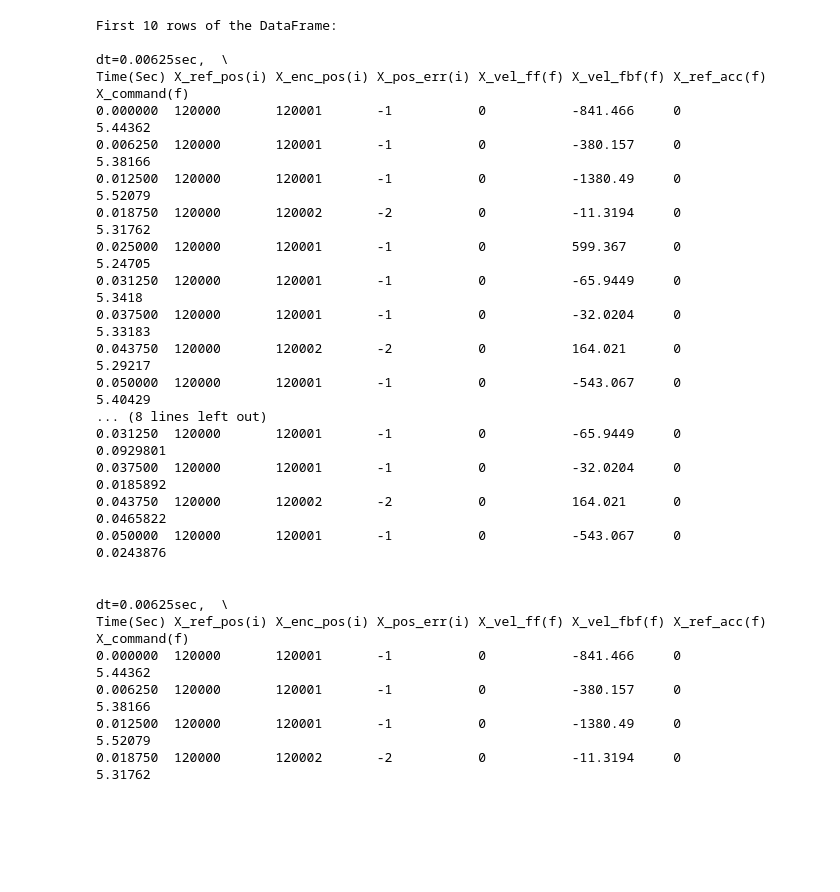
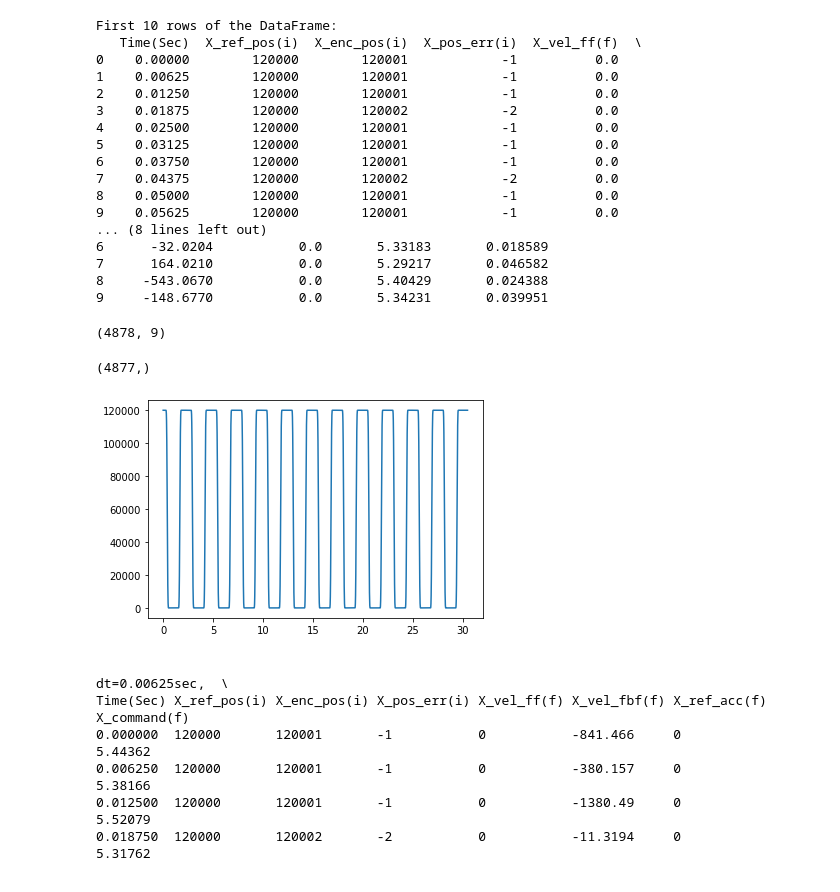
Before and after one commit to puneet-panwar/All_about_LSTMs, a Jupyter notebook: roll_modeling.ipynb, the cells around one changed output. Drawn from its saved outputs; the diff is of its cells as text; code cells hidden in the pictures; blank space fills up the shorter version.

Commit message:
data_read pipeline ready

```diff
--- a/roll_modeling.ipynb
+++ b/roll_modeling.ipynb
@@ -20,27 +21,29 @@ All_about_LSTMs/  sample_data/
 # %%
 import pandas as pd
-df = pd.read_csv('data/roll_02_05_2022.txt', delimiter=r"\s+") # df--> data frame
+df = pd.read_csv('data/roll_02_05_2022_new.txt', delimiter=r"\s+") # df--> data frame
 #df = pd.read_csv('data/roll_02_05_2022.txt') # df--> data frame
+df.shape
 result = df.head(10)
 print("First 10 rows of the DataFrame:")
 print(result)
-#print(size(df))
+df.shape
 #reader = csv.reader(open("data/roll_02_05_2022.txt"), delimiter="\t") # '\t' for tab and '\s' for space delimited files
 # %% [output]
 First 10 rows of the DataFrame:
-                                                                                       dt=0.00625sec,  \
-Time(Sec) X_ref_pos(i) X_enc_pos(i) X_pos_err(i) X_vel_ff(f) X_vel_fbf(f) X_ref_acc(f)   X_command(f)
-0.000000  120000       120001       -1           0           -841.466     0                   5.44362
-0.006250  120000       120001       -1           0           -380.157     0                   5.38166
-0.012500  120000       120001       -1           0           -1380.49     0                   5.52079
-0.018750  120000       120002       -2           0           -11.3194     0                   5.31762
-0.025000  120000       120001       -1           0           599.367      0                   5.24705
-0.031250  120000       120001       -1           0           -65.9449     0                    5.3418
-0.037500  120000       120001       -1           0           -32.0204     0                   5.33183
-0.043750  120000       120002       -2           0           164.021      0                   5.29217
-0.050000  120000       120001       -1           0           -543.067     0                   5.40429
+   Time(Sec)  X_ref_pos(i)  X_enc_pos(i)  X_pos_err(i)  X_vel_ff(f)  \
+0    0.00000        120000        120001            -1          0.0
+1    0.00625        120000        120001            -1          0.0
+2    0.01250        120000        120001            -1          0.0
+3    0.01875        120000        120002            -2          0.0
+4    0.02500        120000        120001            -1          0.0
+5    0.03125        120000        120001            -1          0.0
+6    0.03750        120000        120001            -1          0.0
+7    0.04375        120000        120002            -2          0.0
+8    0.05000        120000        120001            -1          0.0
+9    0.05625        120000        120001            -1          0.0
 ... (8 lines left out)
-0.031250  120000       120001       -1           0           -65.9449     0                 0.0929801
-0.037500  120000       120001       -1           0           -32.0204     0                 0.0185892
-0.043750  120000       120002       -2           0           164.021      0                 0.0465822
-0.050000  120000       120001       -1           0           -543.067     0                 0.0243876
+6      -32.0204           0.0       5.33183       0.018589
+7      164.0210           0.0       5.29217       0.046582
+8     -543.0670           0.0       5.40429       0.024388
+9     -148.6770           0.0       5.34231       0.039951
+(4878, 9)
@@ -48,0 +50,7 @@ df2 = df.iloc[0:1 , :]
+# %%
+# assign variables:
+time = df.iloc[1:,0]
+ref_pos = df.iloc[1:,1]
+# %% [output]
+(4877,)
+[figure, added]
```
Also changed, not shown: parts of 9 cells of this notebook.
